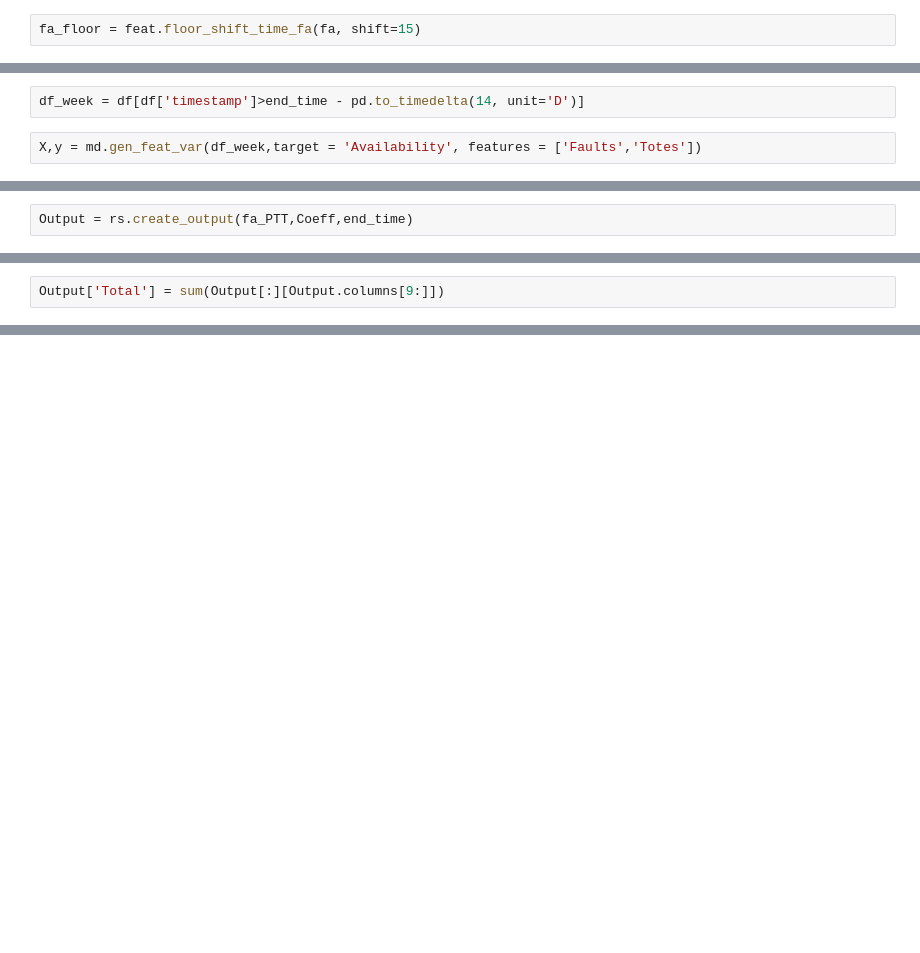
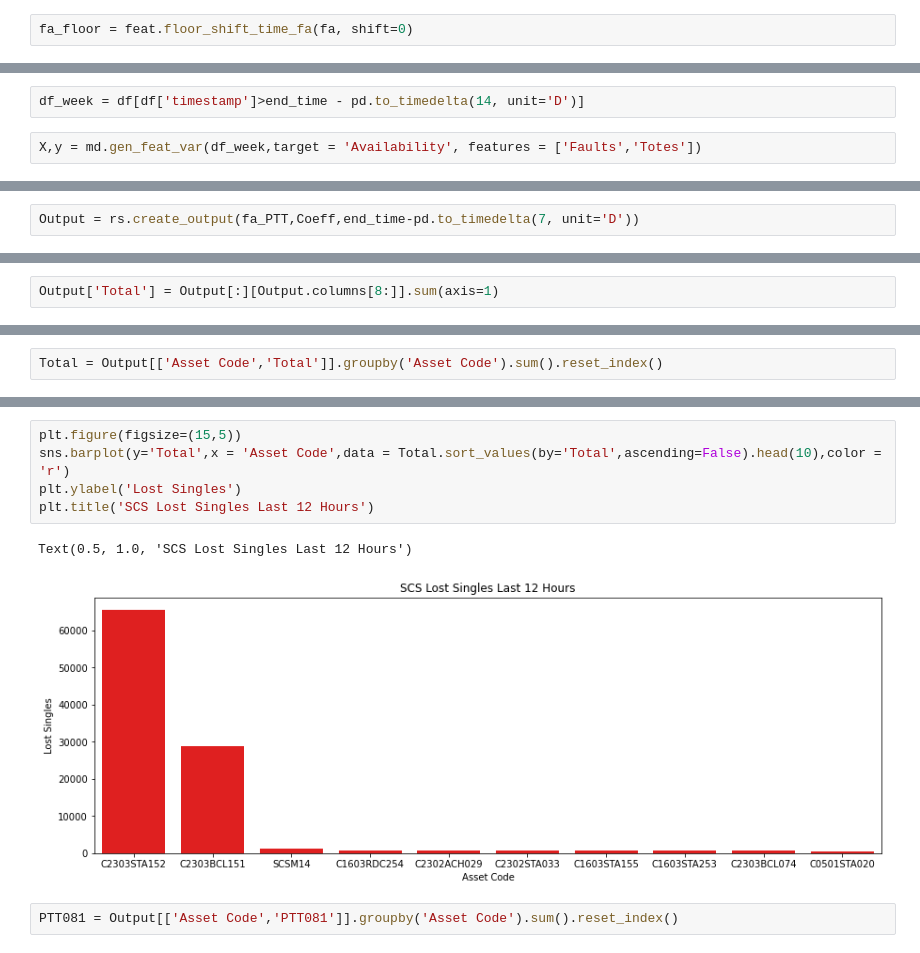
Before and after one commit to ch4413/scs, a Jupyter notebook: notebooks/Basic Model Jamie.ipynb, the cells around one changed output, grey strips where cells are left out. Cells and saved outputs as stored; diff of their text form; blank space fills up the shorter version.

Commit message:
some plotting in Basic Model,removal of write to excel function and setting a downtime limit of 1 in create output

```diff
--- a/notebooks/Basic Model Jamie.ipynb
+++ b/notebooks/Basic Model Jamie.ipynb
@@ -41,7 +42,7 @@ Running: Function "load_ID_lookup" (id=2250218504544) was called 2 times
 duplicated location faults removed - max duration kept
 HOTFIX: Quadrant only faults, PTT Asset Code update
 # %%
-fa_floor = feat.floor_shift_time_fa(fa, shift=15)
+fa_floor = feat.floor_shift_time_fa(fa, shift=0)
 # %% [output]
 A value is trying to be set on a copy of a slice from a DataFrame
 
@@ -124,2 +125,2 @@ R2_OOS
 # %%
-Output = rs.create_output(fa_PTT,Coeff,end_time)
+Output = rs.create_output(fa_PTT,Coeff,end_time-pd.to_timedelta(7, unit='D'))
@@ -126,2 +129,2 @@ Output = rs.create_output(fa_PTT,Coeff,end_time)
 # %%
-Output['Total'] = sum(Output[:][Output.columns[9:]])
+Output['Total'] = Output[:][Output.columns[8:]].sum(axis=1)
@@ -129,0 +131,2 @@ Output[Output.columns[9]]
+# %%
+Total = Output[['Asset Code','Total']].groupby('Asset Code').sum().reset_index()
@@ -129,0 +170,10 @@ Output[Output.columns[9]]
+# %%
+plt.figure(figsize=(15,5))
+sns.barplot(y='Total',x = 'Asset Code',data = Total.sort_values(by='Total',ascending=False).head(10),color = 'r')
+plt.ylabel('Lost Singles')
+plt.title('SCS Lost Singles Last 12 Hours')
+# %% [output]
+Text(0.5, 1.0, 'SCS Lost Singles Last 12 Hours')
+[figure, added]
+# %%
+PTT081 = Output[['Asset Code','PTT081']].groupby('Asset Code').sum().reset_index()
```
Also changed, not shown: parts of 20 cells of this notebook, 3 other files.
